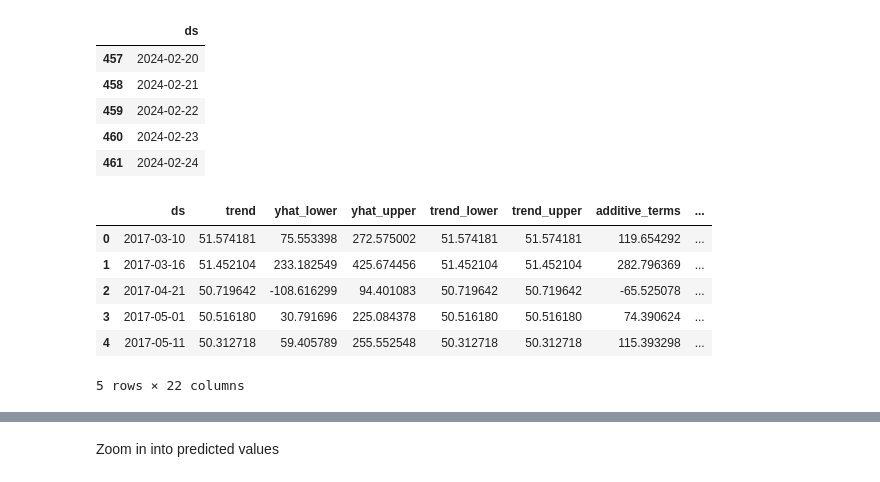
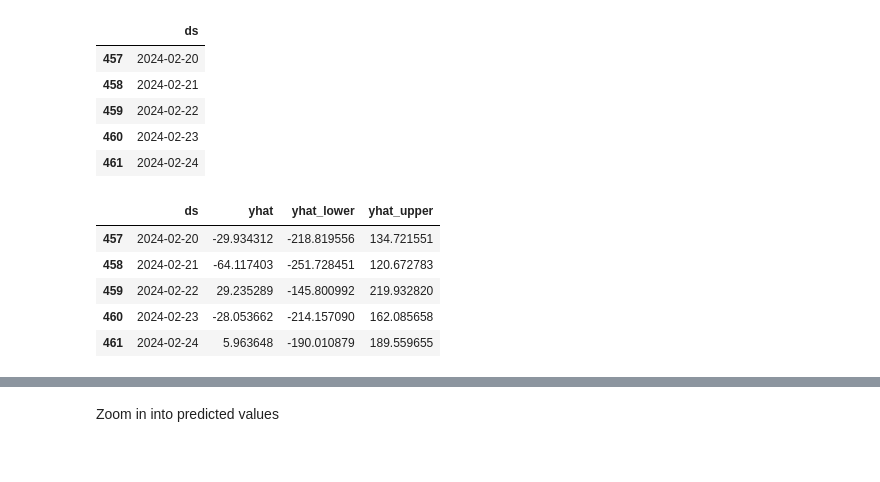
Before and after one commit to nehad2909/drug-product-database-health-canada, a Jupyter notebook: Scripts/test2.ipynb, the cells around one changed output, grey strips where cells are left out. Cells and saved outputs as stored; diff of their text form; code cells hidden in the pictures.

```diff
--- a/Scripts/test2.ipynb
+++ b/Scripts/test2.ipynb
@@ -224,15 +224,14 @@ future.tail()
 | 459 | 2024-02-22 |
 | 460 | 2024-02-23 |
 | 461 | 2024-02-24 |
-# %%
-forecast_prediction = p.predict(future)
-forecast_prediction.head()
-# %% [output]
-|  | ds | trend | yhat_lower | yhat_upper | trend_lower | trend_upper | additive_terms | ... |
-| 0 | 2017-03-10 | 51.574181 | 75.553398 | 272.575002 | 51.574181 | 51.574181 | 119.654292 | ... |
-| 1 | 2017-03-16 | 51.452104 | 233.182549 | 425.674456 | 51.452104 | 51.452104 | 282.796369 | ... |
-| 2 | 2017-04-21 | 50.719642 | -108.616299 | 94.401083 | 50.719642 | 50.719642 | -65.525078 | ... |
-| 3 | 2017-05-01 | 50.516180 | 30.791696 | 225.084378 | 50.516180 | 50.516180 | 74.390624 | ... |
-| 4 | 2017-05-11 | 50.312718 | 59.405789 | 255.552548 | 50.312718 | 50.312718 | 115.393298 | ... |
-5 rows × 22 columns
+# %%
+forecast = m.predict(future)
+forecast[['ds', 'yhat', 'yhat_lower', 'yhat_upper']].tail()
+# %% [output]
+|  | ds | yhat | yhat_lower | yhat_upper |
+| 457 | 2024-02-20 | -29.934312 | -218.819556 | 134.721551 |
+| 458 | 2024-02-21 | -64.117403 | -251.728451 | 120.672783 |
+| 459 | 2024-02-22 | 29.235289 | -145.800992 | 219.932820 |
+| 460 | 2024-02-23 | -28.053662 | -214.157090 | 162.085658 |
+| 461 | 2024-02-24 | 5.963648 | -190.010879 | 189.559655 |
 # %%
```
Also changed, not shown: parts of 9 cells of this notebook.
